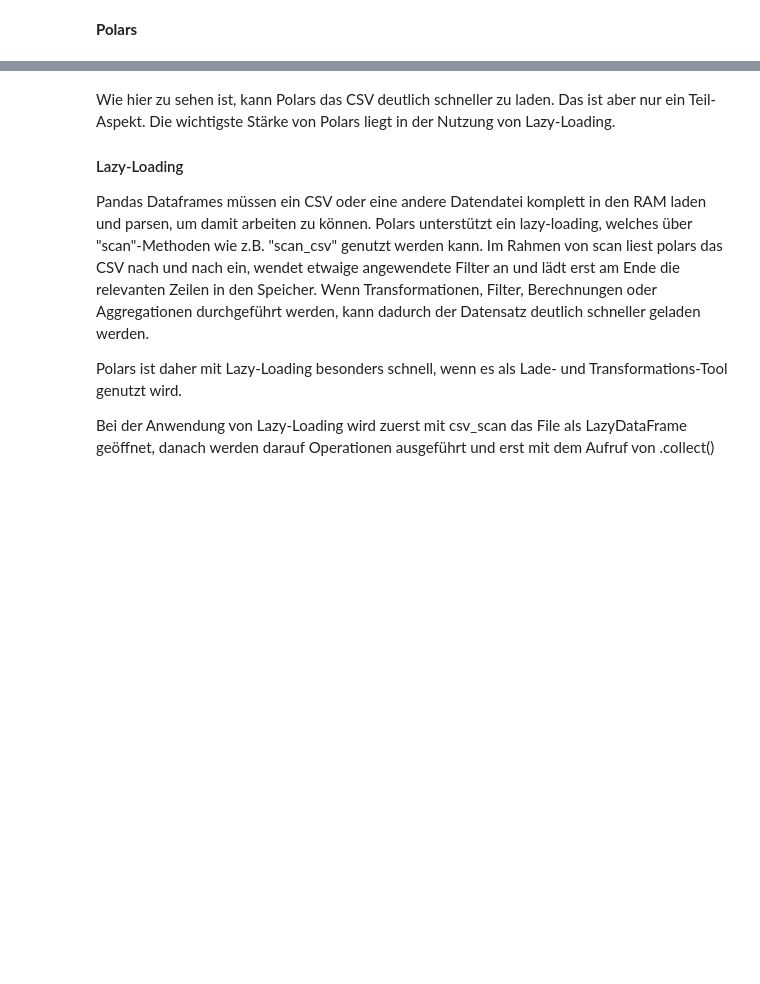
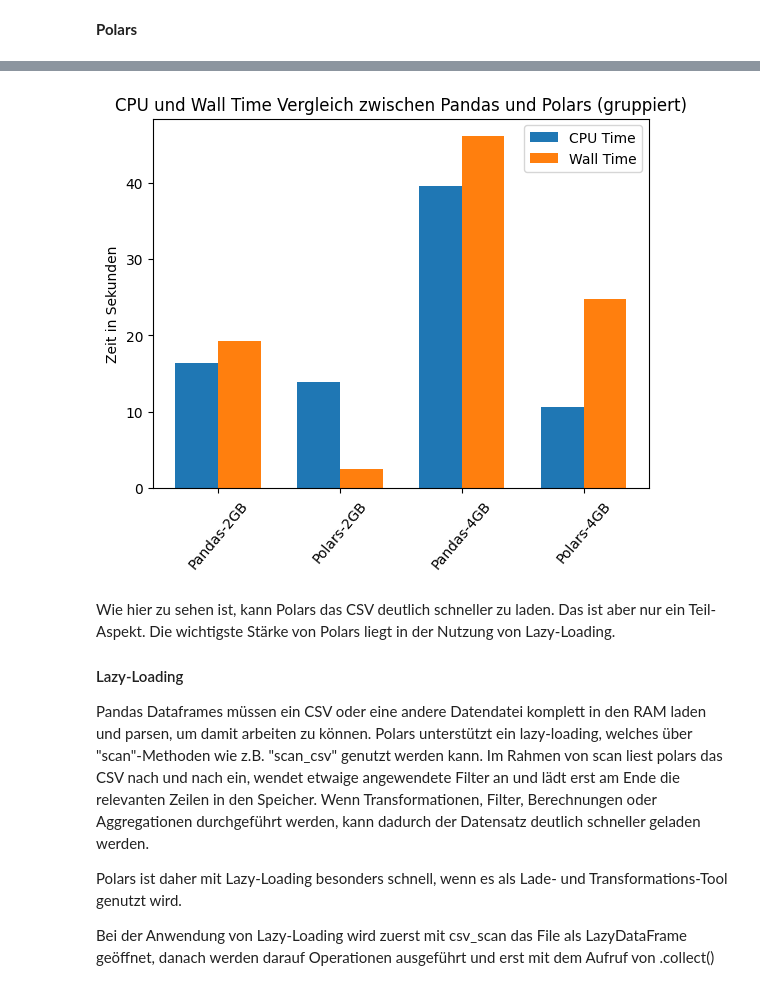
Before and after one commit to kalvintera/DataSpeedway-Pandas-vs-Polars, a Jupyter notebook: Comparative-Analysis.ipynb, the cells around one changed output, grey strips where cells are left out. Drawn from its saved outputs; the diff is of its cells as text; code cells hidden in the pictures; blank space fills up the shorter version.

```diff
--- a/Comparative-Analysis.ipynb
+++ b/Comparative-Analysis.ipynb
@@ -173,3 +199,35 @@ Wall time: 6.12 s
+# %%
+import matplotlib.pyplot as plt
+
+# Definieren der Daten für den Barchart
+libraries = ['Pandas-2GB', 'Polars-2GB', 'Pandas-4GB', 'Polars-4GB']
+cpu_times = [pandas_2gb_cpu_time, polars_2gb_cpu_time, pandas_4gb_cpu_time, polars_4gb_cpu_time]  # CPU Zeiten in Sekunden
+wall_times = [pandas_2gb_wall_time, polars_2gb_wall_time, pandas_4gb_wall_time, polars_4gb_wall_time]  # Wall Zeiten in Sekunden
+
+# Erstellen eines gruppierten Bar Charts
+fig, ax = plt.subplots()
+
+# Setzen der Position der Balken auf der x-Achse
+x_positions = range(len(cpu_times))  # Die x-Achsenpositionen für die Gruppen
+width = 0.35  # Breite der Balken
+
+# Erstellen der Balken für CPU-Zeiten und Wall-Zeiten
+cpu_bars = ax.bar(x_positions, cpu_times, width, label='CPU Time')
+wall_bars = ax.bar([p + width for p in x_positions], wall_times, width, label='Wall Time')
+
+# Hinzufügen der Beschriftungen
+ax.set_title('CPU und Wall Time Vergleich zwischen Pandas und Polars (gruppiert)')
+ax.set_xticks([p + width / 2 for p in x_positions])
+ax.set_xticklabels(libraries, rotation = 50)
+ax.legend()
+
+# Beschriftung der y-Achse
+ax.set_ylabel('Zeit in Sekunden')
+
+# Anzeigen des Bar Charts
+plt.show()
+# %% [output]
+[figure, added]
 # %% [markdown]
 Wie hier zu sehen ist, kann Polars das CSV deutlich schneller zu laden. Das ist aber nur ein Teil-Aspekt. Die wichtigste Stärke von Polars liegt in der Nutzung von Lazy-Loading.
 
```
Also changed, not shown: parts of 15 cells of this notebook.
